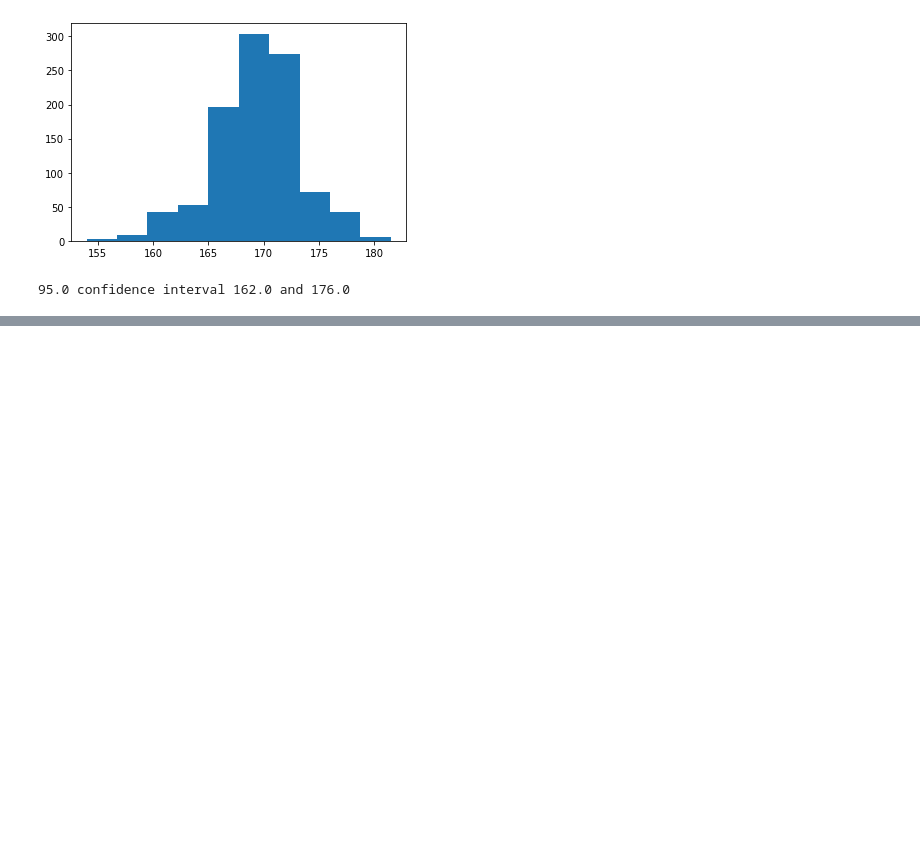
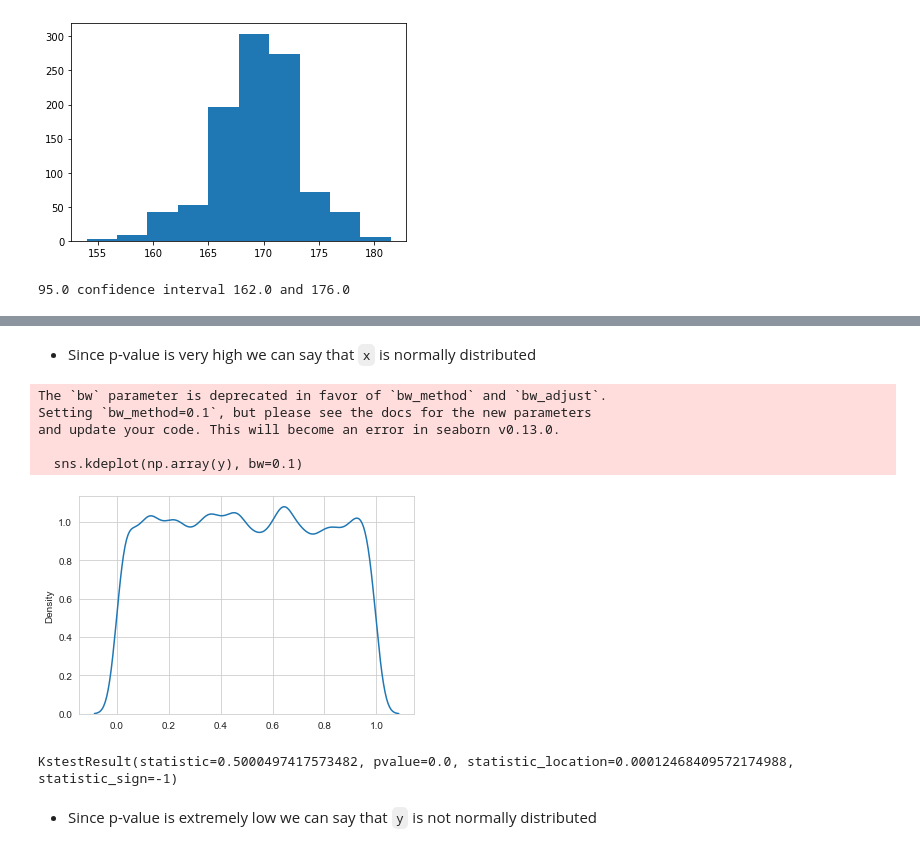
Before and after one commit to anandmukul1701/Data_Science, a Jupyter notebook: Applied AI/M2 - EDA & Data Vizualisation/Prob & Stats.ipynb, the cells around one changed output, grey strips where cells are left out. Cells and saved outputs as stored; diff of their text form; code cells hidden in the pictures; blank space fills up the shorter version.

```diff
--- a/Applied AI/M2 - EDA & Data Vizualisation/Prob & Stats.ipynb
+++ b/Applied AI/M2 - EDA & Data Vizualisation/Prob & Stats.ipynb
@@ -197,0 +223,20 @@ print('%.1f confidence interval %.1f and %.1f' % (alpha*100, lower, upper))
+# %% [markdown]
+- Since p-value is very high we can say that `x` is normally distributed
+# %%
+# Continuous uniform distribution
+y = np.random.uniform(0,1,10000)
+sns.kdeplot(np.array(y), bw=0.1)
+plt.show()
+# %% [output]
+The `bw` parameter is deprecated in favor of `bw_method` and `bw_adjust`.
+Setting `bw_method=0.1`, but please see the docs for the new parameters
+and update your code. This will become an error in seaborn v0.13.0.
+
+  sns.kdeplot(np.array(y), bw=0.1)
+[figure, added]
+# %%
+stats.kstest(y, 'norm')
+# %% [output]
+KstestResult(statistic=0.5000497417573482, pvalue=0.0, statistic_location=0.00012468409572174988, statistic_sign=-1)
+# %% [markdown]
+- Since p-value is extremely low we can say that `y` is not normally distributed
```
Also changed, not shown: parts of 3 cells of this notebook.
